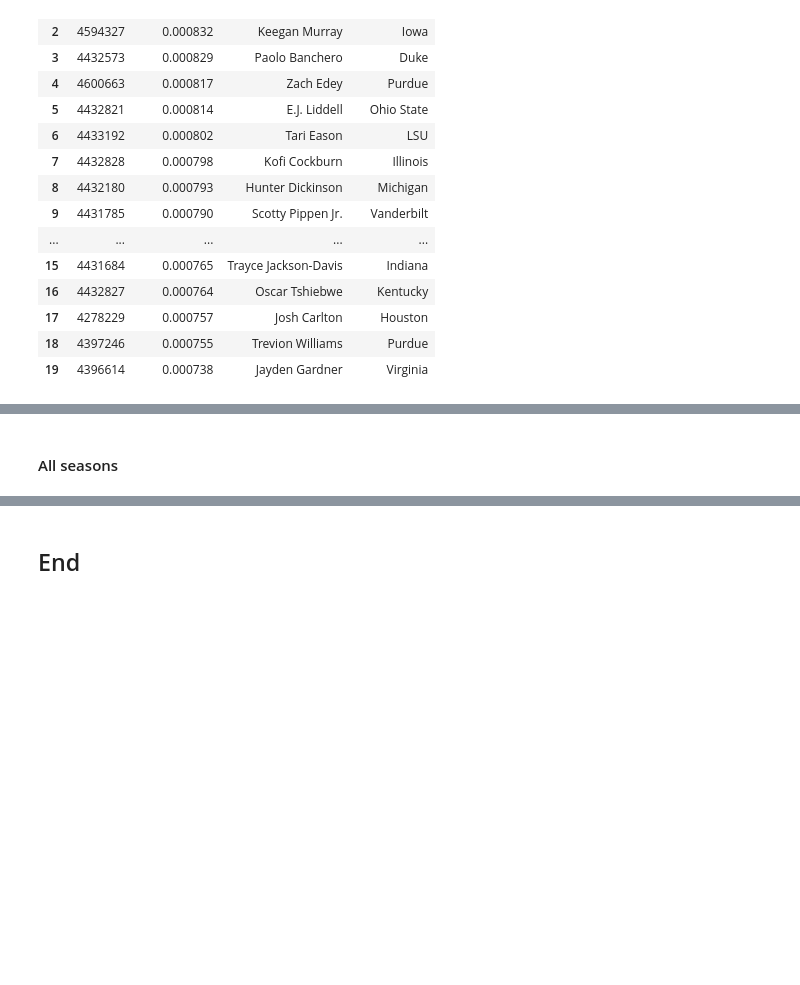
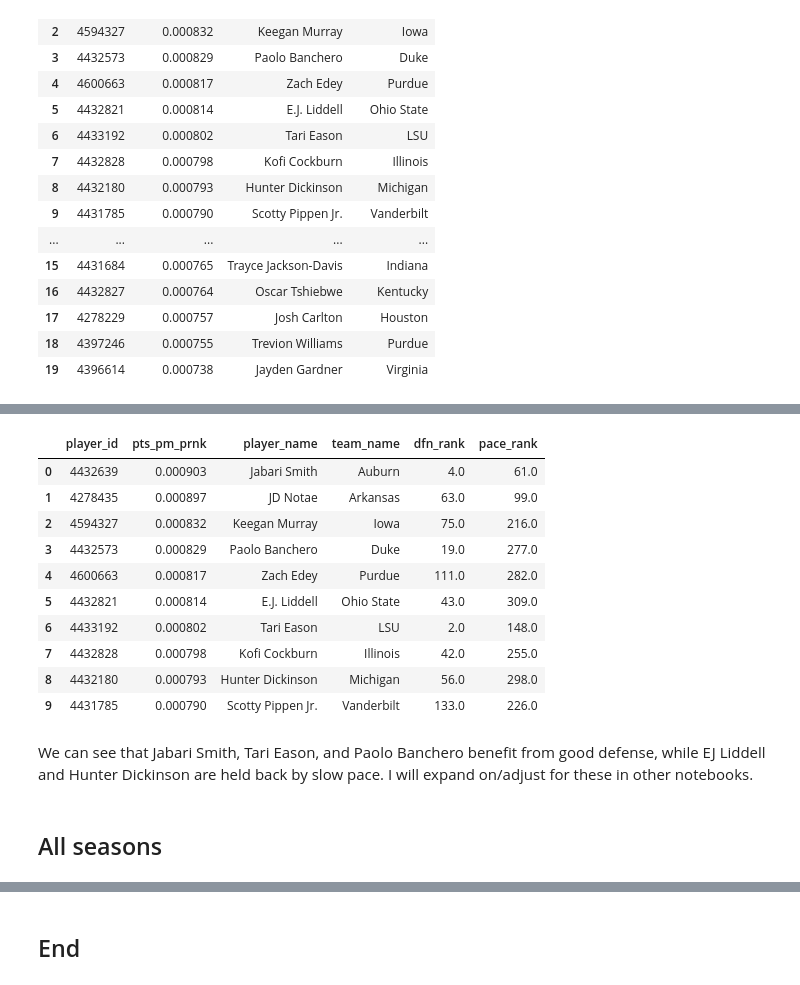
Before and after one commit to btatkinson/NCAA-basketball-Capstone, a Jupyter notebook: notebooks/blake_exploratory/player_pagerank.ipynb, the cells around one changed output, grey strips where cells are left out. Cells and saved outputs as stored; diff of their text form; code cells hidden in the pictures; blank space fills up the shorter version.

```diff
--- a/notebooks/blake_exploratory/player_pagerank.ipynb
+++ b/notebooks/blake_exploratory/player_pagerank.ipynb
@@ -381,0 +429,37 @@ However, pagerank is not without faults. JD Notae and Jabari Smith are being rew
+# %%
+
+# need to create possession estimates
+def create_pace_net(data):
+
+    opp_data = get_opponent_team_id(data.copy())
+    game_possessions = get_possessions(data.copy())
+    net_data = pd.merge(opp_data.copy(), game_possessions.copy(), how='left', on=['game_id','team_id'])
+    net_data = net_data.drop_duplicates(subset=['game_id']).reset_index(drop=True)
+    net_data['team_id'] = net_data['team_id'].astype(int)
+    net_data['opp_id'] = net_data['opp_id'].astype(int)
+
+    mms = MinMaxScaler()
+    net_data['game_possessions'] = mms.fit_transform(net_data['game_possessions'].values.reshape(-1,1))
+
+    nodes = list(set(net_data['team_id'].unique()).union(set(net_data.opp_id.unique())))
+    edges = [tuple([int(e[0]),int(e[1]),e[2]]) for e in net_data[['team_id','opp_id','game_possessions']].values.copy()]
+
+    pace_net = nx.MultiGraph()
+    pace_net.add_nodes_from(nodes)
+    pace_net.add_weighted_edges_from(edges)
+    pace_ranks = pd.Series(nx.pagerank(pace_net)).reset_index()
+    pace_ranks.columns=['team_id','prank']
+    pace_ranks['team_name'] = pace_ranks['team_id'].map(teams_id2name)
+
+    degrees = pd.DataFrame.from_dict(pace_net.degree())
+    degrees.columns=['team_id','degree']
+    pace_ranks = pace_ranks.copy().merge(degrees, how='left', on='team_id')
+    pace_ranks['pace_rating'] = 100000* (pace_ranks['prank'].copy()/pace_ranks['degree'].copy())
+    pace_ranks = pace_ranks.sort_values(by='pace_rating', ascending=False)
+
+    pace_ranks = pace_ranks.loc[pace_ranks['degree']>25].drop(columns=['prank','degree'])  # minimum 25 games played (some DII teams show up otherwise)
+
+    pace_ranks['pace_rank'] =pace_ranks['pace_rating'].rank(method='dense', ascending=False)
+    return pace_ranks.reset_index(drop=True)
+
+pace_series = create_pace_net(pbox.copy())
@@ -381,0 +584,23 @@ However, pagerank is not without faults. JD Notae and Jabari Smith are being rew
+# %%
+
+tmp_prnk=tmp_prnk.rename(columns={'player_team':'team_name'})
+tmp_prnk=tmp_prnk.merge(team_dfn.copy()[['team_name','dfn_rank']], how='left')
+tmp_prnk=tmp_prnk.merge(pace_series.copy()[['team_name','pace_rank']], how='left')
+# %%
+
+tmp_prnk.head(10)
+# %% [output]
+|  | player_id | pts_pm_prnk | player_name | team_name | dfn_rank | pace_rank |
+| 0 | 4432639 | 0.000903 | Jabari Smith | Auburn | 4.0 | 61.0 |
+| 1 | 4278435 | 0.000897 | JD Notae | Arkansas | 63.0 | 99.0 |
+| 2 | 4594327 | 0.000832 | Keegan Murray | Iowa | 75.0 | 216.0 |
+| 3 | 4432573 | 0.000829 | Paolo Banchero | Duke | 19.0 | 277.0 |
+| 4 | 4600663 | 0.000817 | Zach Edey | Purdue | 111.0 | 282.0 |
+| 5 | 4432821 | 0.000814 | E.J. Liddell | Ohio State | 43.0 | 309.0 |
+| 6 | 4433192 | 0.000802 | Tari Eason | LSU | 2.0 | 148.0 |
+| 7 | 4432828 | 0.000798 | Kofi Cockburn | Illinois | 42.0 | 255.0 |
+| 8 | 4432180 | 0.000793 | Hunter Dickinson | Michigan | 56.0 | 298.0 |
+| 9 | 4431785 | 0.000790 | Scotty Pippen Jr. | Vanderbilt | 133.0 | 226.0 |
+# %% [markdown]
+
+We can see that Jabari Smith, Tari Eason, and Paolo Banchero benefit from good defense, while EJ Liddell and Hunter Dickinson are held back by slow pace. I will expand on/adjust for these in other notebooks.
@@ -382,5 +609,5 @@ However, pagerank is not without faults. JD Notae and Jabari Smith are being rew
 # %% [markdown]
-#### All seasons
+## All seasons
 # %%
 player_ranks = []
 stats = ['eFG%','TS%','pts_pm','reb_pm','ast_pm','stl_pm','blk_pm','to_pm','pf_pm']
```
Also changed, not shown: parts of 24 cells of this notebook.
